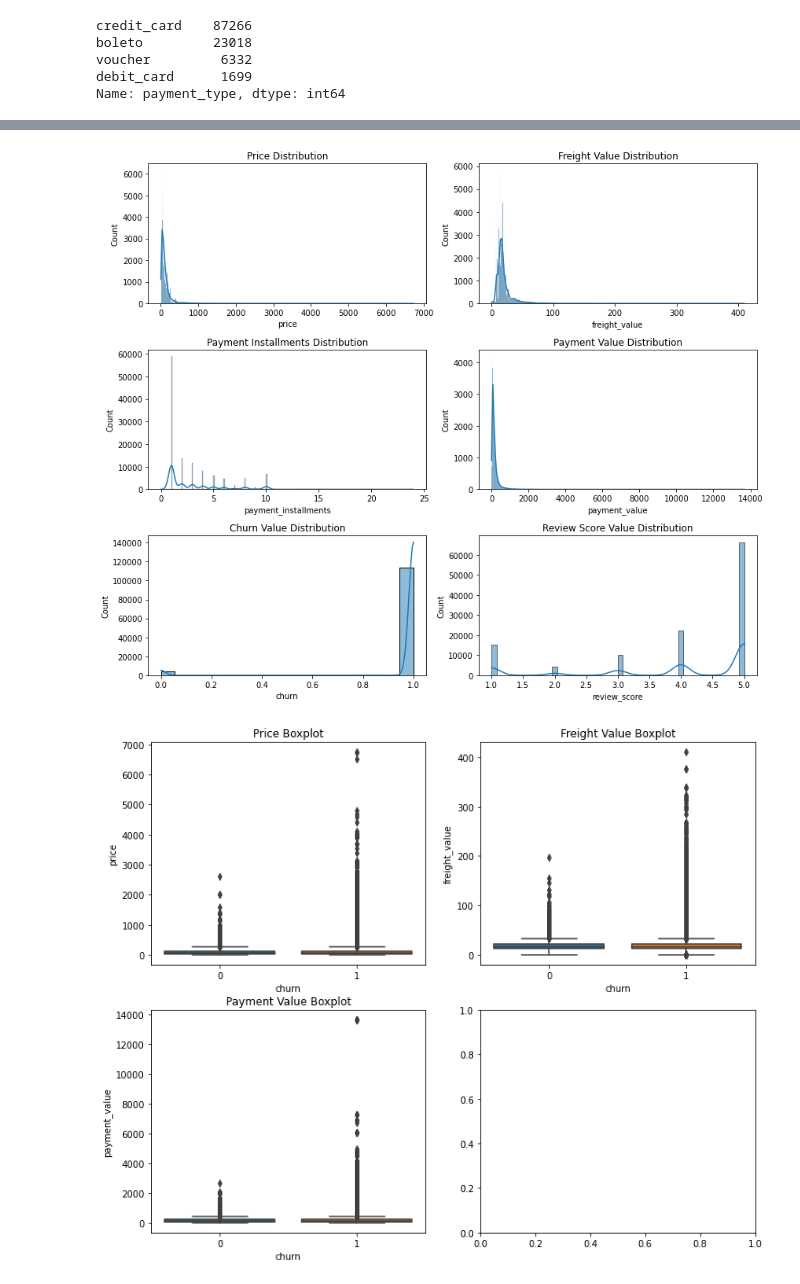
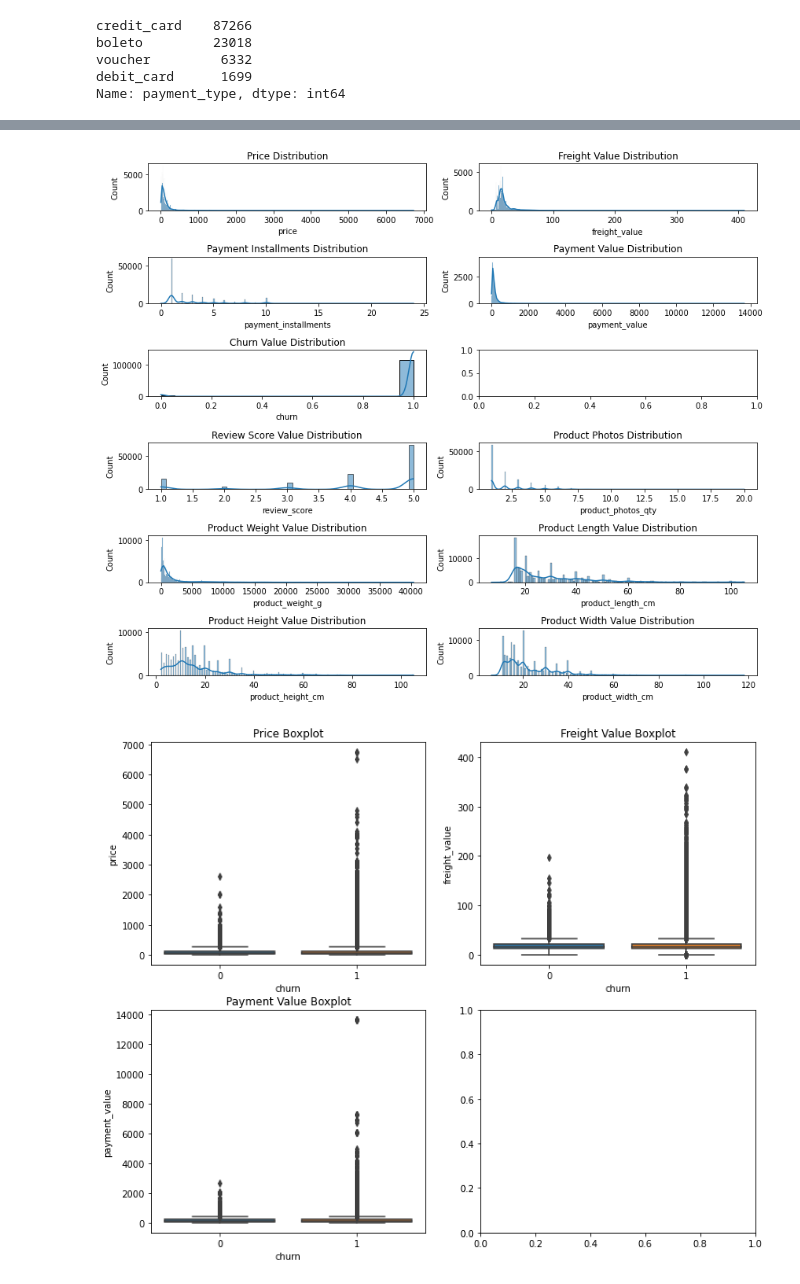
Before and after one commit to justinm329/ads_508_team_project_test, a Jupyter notebook: JF_EDA_refined.ipynb, the cells around one changed output, grey strips where cells are left out. Saved outputs shown, nothing was run; the diff lists cells and outputs as text; code cells hidden in the pictures.

```diff
--- a/JF_EDA_refined.ipynb
+++ b/JF_EDA_refined.ipynb
@@ -62,11 +62,17 @@ churn_eda_query = """ SELECT
                         ordp.payment_type,
                         ordp.payment_installments,
                         ordp.payment_value,
-                        ordr.review_score
+                        ordr.review_score,
+                        prd.product_photos_qty,
+                        prd.product_weight_g,
+                        prd.product_length_cm,
+                        prd.product_height_cm,
+                        prd.product_width_cm
                     FROM
                     {db}.customers_table c
                     INNER JOIN {db}.orders_table ord ON ord.customer_id = c.customer_id
                     INNER JOIN {db}.order_items_table ordi ON ordi.order_id = ord.order_id
+                    INNER JOIN {db}.product_table prd ON prd.product_id = ordi.product_id
                     INNER JOIN {db}.order_payments_table ordp ON ordp.order_id = ord.order_id
                     INNER JOIN {db}.order_reviews_table ordr ON ordr.order_id = ord.order_id""".format(db=db_name)
 # %%
@@ -207,29 +248,44 @@ plt.show()
 # %%
 # Plotting distribution plots for numerical columns
-fig, axs = plt.subplots(3, 2, figsize=(12, 10))
+fig, axs = plt.subplots(6, 2, figsize=(12, 10))
 
 sns.histplot(df_with_churn["price"], kde=True, ax=axs[0, 0])
 axs[0, 0].set_title("Price Distribution")
 
 sns.histplot(df_with_churn["freight_value"], kde=True, ax=axs[0, 1])
 axs[0, 1].set_title("Freight Value Distribution")
 
 sns.histplot(df_with_churn["payment_installments"], kde=True, ax=axs[1, 0])
 axs[1, 0].set_title("Payment Installments Distribution")
 
 sns.histplot(df_with_churn["payment_value"], kde=True, ax=axs[1, 1])
 axs[1, 1].set_title("Payment Value Distribution")
 
 sns.histplot(df_with_churn["churn"], kde=True, ax=axs[2, 0])
 axs[2, 0].set_title("Churn Value Distribution")
 
-sns.histplot(df_with_churn["review_score"], kde=True, ax=axs[2, 1])
-axs[2, 1].set_title("Review Score Value Distribution")
+sns.histplot(df_with_churn["review_score"], kde=True, ax=axs[3, 0])
+axs[3, 0].set_title("Review Score Value Distribution")
+
+sns.histplot(df_with_churn["product_photos_qty"], kde=True, ax=axs[3, 1])
+axs[3, 1].set_title("Product Photos Distribution")
+
+sns.histplot(df_with_churn["product_weight_g"], kde=True, ax=axs[4, 0])
+axs[4, 0].set_title("Product Weight Value Distribution")
+
+sns.histplot(df_with_churn["product_length_cm"], kde=True, ax=axs[4, 1])
+axs[4, 1].set_title("Product Length Value Distribution")
+
+sns.histplot(df_with_churn["product_height_cm"], kde=True, ax=axs[5, 0])
+axs[5, 0].set_title("Product Height Value Distribution")
+
+sns.histplot(df_with_churn["product_width_cm"], kde=True, ax=axs[5, 1])
+axs[5, 1].set_title("Product Width Value Distribution")
 
 plt.tight_layout()
 plt.show()
 # %% [output]
-[figure, old version]
+[figure, new version]
 # %%
 ## create a boxplot for price freight_value payment_value by custmer churn
 fig, axs = plt.subplots(2, 2, figsize=(12, 10))
```
Also changed, not shown: parts of 47 cells of this notebook, 1 other file.
